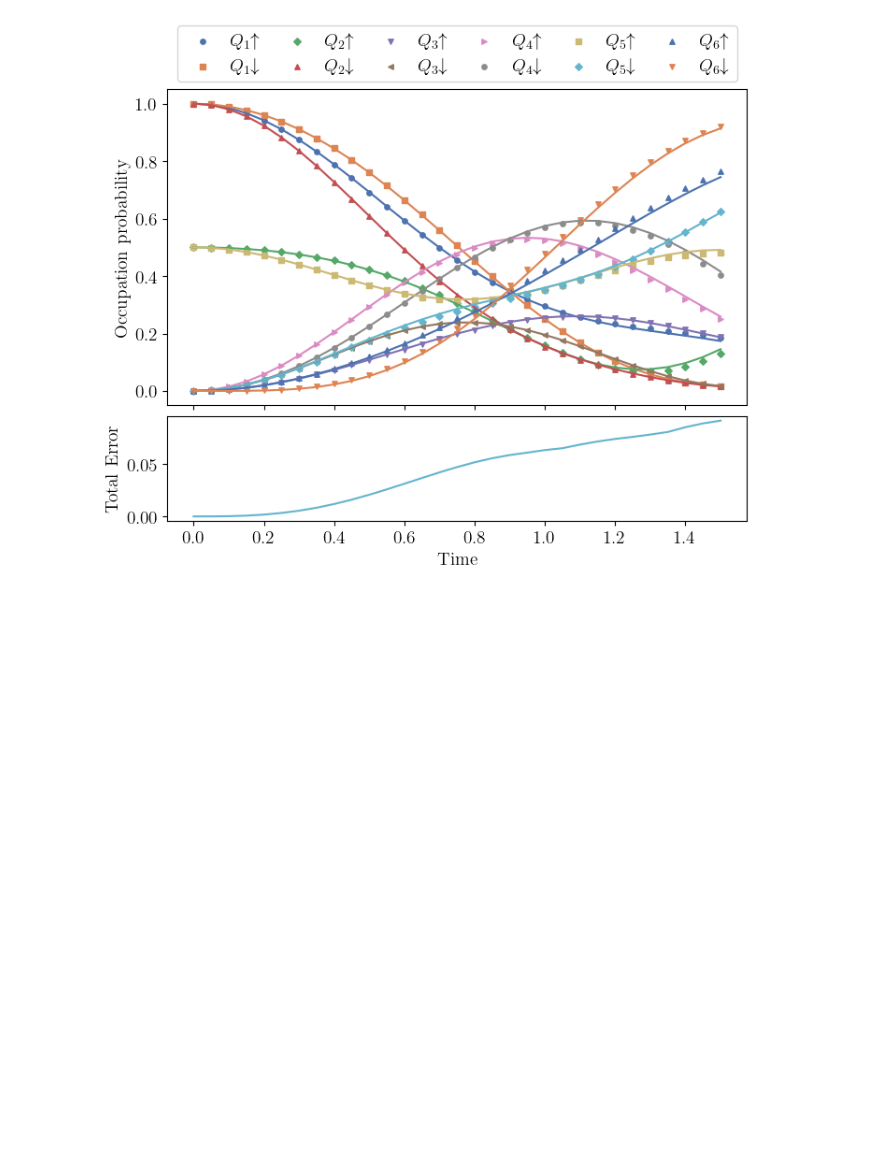
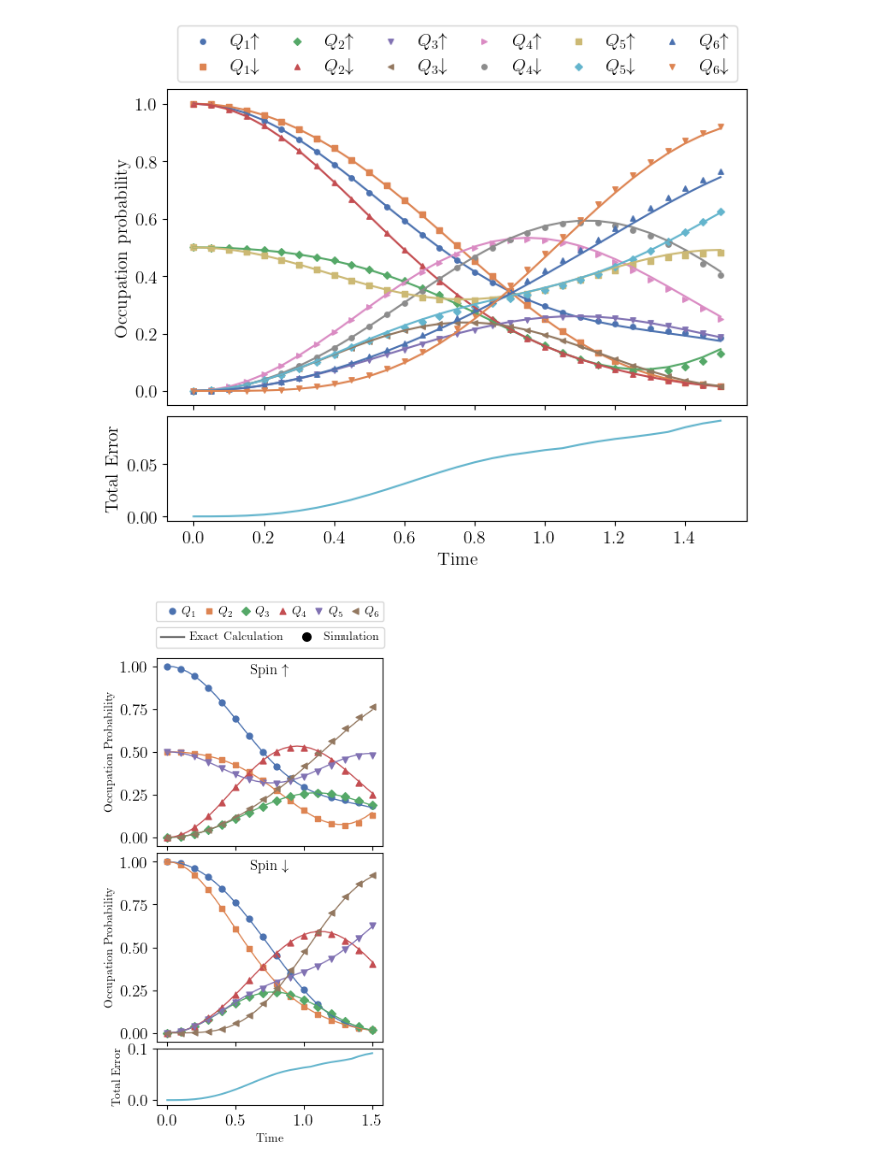
Before and after one commit to rodolfocarobene/qudit_simulations, a Jupyter notebook: notebooks/Plots.ipynb, the cells around one changed output. Saved outputs shown, nothing was run; the diff lists cells and outputs as text; code cells hidden in the pictures; blank space fills up the shorter version.

```diff
--- a/notebooks/Plots.ipynb
+++ b/notebooks/Plots.ipynb
@@ -91,3 +123,76 @@ plt.savefig("spinful_numbers.pdf", bbox_inches='tight', pad_inches=0.1)
 plt.show()
 # %% [output]
 [figure]
+# %%
+import numpy as np
+import matplotlib.pyplot as plt
+from matplotlib.gridspec import GridSpec
+
+# skip every n
+nskip = 2
+
+# Number of qudits
+num_qudits = 12
+
+# Calculate total error
+total_error = np.sum(np.abs(np.array(simul["nums"]) - np.array(exact["nums"])), axis=1)
+
+# Create a figure with fixed size
+fig = plt.figure(figsize=(3.4, 3.4*2))
+gs = GridSpec(3, 1, height_ratios=[1, 1, 0.3], hspace=0.05)
+
+# Top subplot for spin up
+ax1 = fig.add_subplot(gs[0])
+for i in range(0, num_qudits, 2):  # Loop through spin up qudits
+    num_idx = i // 2
+    arrow = "" #r"$\uparrow$"
+    ax1.scatter(simul["temps"][::nskip], np.array(simul["nums"])[:,i][::nskip], label=f"$Q_{num_idx+1}$"+arrow, s=25, marker=markers[num_idx % len(markers)], color=colors[num_idx % len(colors)])
+    ax1.plot(exact["temps"], np.array(exact["nums"])[:,i], linestyle='-', color=colors[num_idx % len(colors)], linewidth=1)
+
+ax1.set_ylabel("Occupation Probability", fontsize=10)
+ax1.label_outer()
+ax1.set_title(r"Spin $\uparrow$", fontsize=12, y=1.0, pad=-14)
+
+# Subplot for spin down
+ax2 = fig.add_subplot(gs[1], sharex=ax1)
+for i in range(1, num_qudits, 2):  # Loop through spin down qudits
+    num_idx = i // 2
+    arrow = r"$\downarrow$"
+    ax2.scatter(simul["temps"][::nskip], np.array(simul["nums"])[:,i][::nskip], label=f"$Q_{num_idx+1}$"+arrow, s=25, marker=markers[num_idx % len(markers)], color=colors[num_idx % len(colors)])
+    ax2.plot(exact["temps"], np.array(exact["nums"])[:,i], linestyle='-', color=colors[num_idx % len(colors)], linewidth=1)
+
+ax2.set_ylabel("Occupation Probability", fontsize=10)
+ax2.label_outer()
+ax2.set_title(r"Spin $\downarrow$", fontsize=12, y=1.0, pad=-14)
+
+# Bottom subplot for total error
+ax3 = fig.add_subplot(gs[2], sharex=ax1)
+ax3.plot(simul["temps"], total_error, label="Total Error", color=colors[-1], linestyle='-')
+ax3.set_ylabel(r"Total Error", fontsize=10)
+ax3.set_xlabel("Time", fontsize=10)
+ax3.set_ylim(-0.01, 0.1)
+
+# Adjust legend
+handles, labels = ax1.get_legend_handles_labels()
+legend1 = ax1.legend(handles, labels, loc='upper center', bbox_to_anchor=(0.5, 1.3), ncol=6, fontsize=10, handletextpad=-0.2, borderaxespad=0.0, columnspacing=0.1)
+#ax1.add_artist(legend1)
+
+# Create custom legend elements
+line_legend = mlines.Line2D([], [], color='black', linestyle='-', linewidth=1.0, label='Exact Calculation')
+marker_legend = mlines.Line2D([], [], color='black', marker='o', linestyle='None', markersize=7, label='Simulation')
+
+# Add the second legend to the plot
+line_legend = mlines.Line2D([], [], color='black', linestyle='-', linewidth=1.0, label=f"       Exact Calculation")
+marker_legend = mlines.Line2D([], [], color='black', marker='o', linestyle='None', markersize=7, label='Simulation')
+legend2 = Legend(ax1, [line_legend, marker_legend], ["Exact Calculation", "Simulation"], loc='upper center', ncol=2,
+                 fontsize=10, handletextpad=+0.45, borderaxespad=0.4, bbox_to_anchor=(0.5, 1.185), columnspacing=1)
+
+ax1.add_artist(legend2)
+
+# Make sure the original legend is still shown
+
+# Save and show plot
+plt.savefig("spinful_numbers.pdf", bbox_inches='tight', pad_inches=0.1)
+plt.show()
+# %% [output]
+[figure, added]
```
Also changed, not shown: parts of 3 cells of this notebook, 7 other files.
